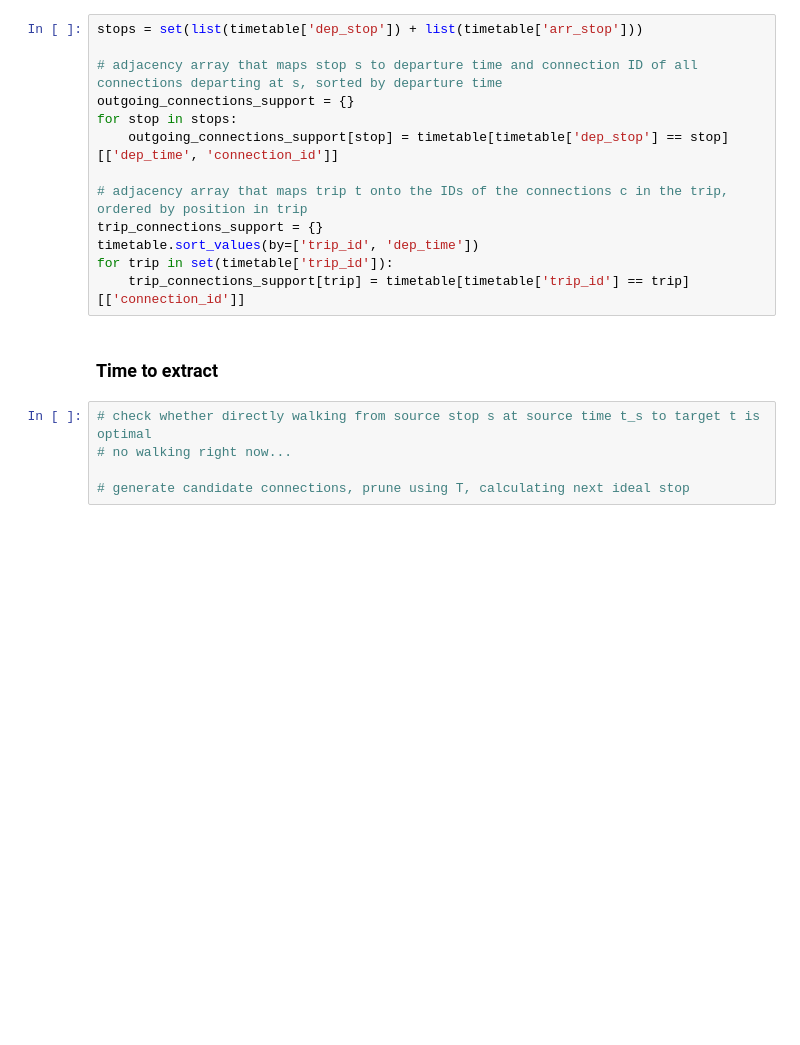
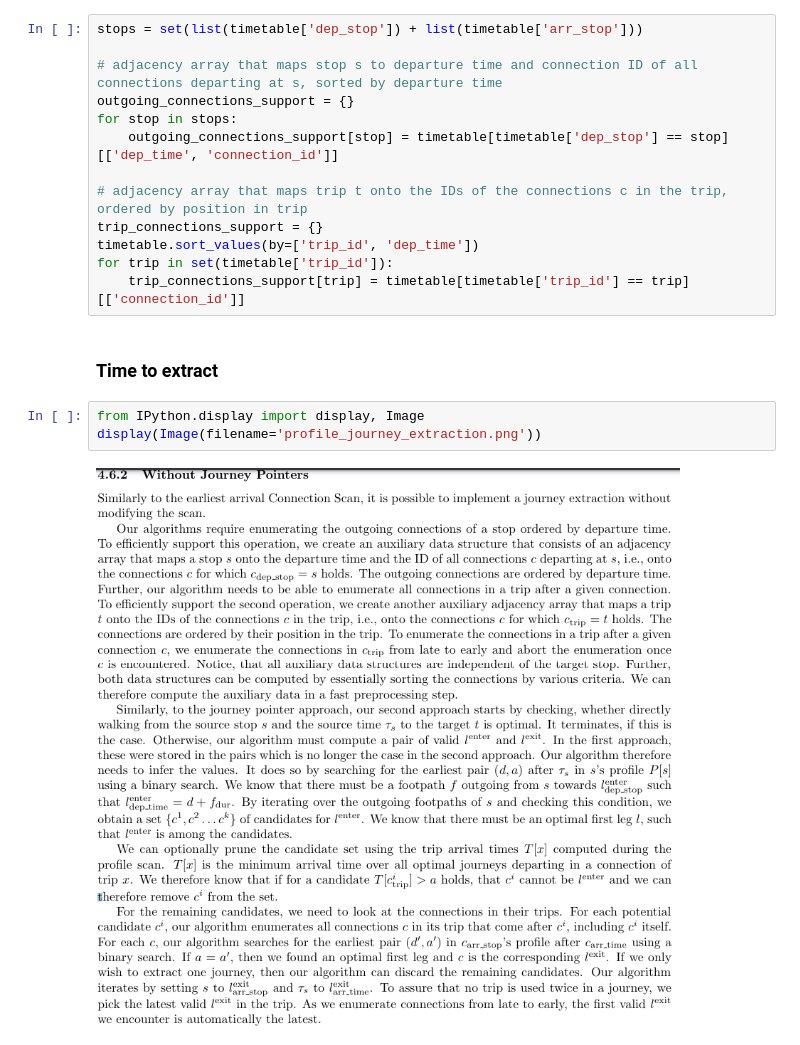
Before and after one commit to kaedejohnson/largescaleds_epfl_com490, a Jupyter notebook: project.ipynb, the cells around one changed output. Cells and saved outputs as stored; diff of their text form; blank space fills up the shorter version.

```diff
--- a/project.ipynb
+++ b/project.ipynb
@@ -126,7 +126,7 @@ for trip in set(timetable['trip_id']):
 # %% [markdown]
 ### Time to extract
 # %%
-# check whether directly walking from source stop s at source time t_s to target t is optimal
-# no walking right now...
-
-# generate candidate connections, prune using T, calculating next ideal stop
+from IPython.display import display, Image
+display(Image(filename='profile_journey_extraction.png'))
+# %% [output]
+[figure, added]
```
Also changed, not shown: 1 other file.
